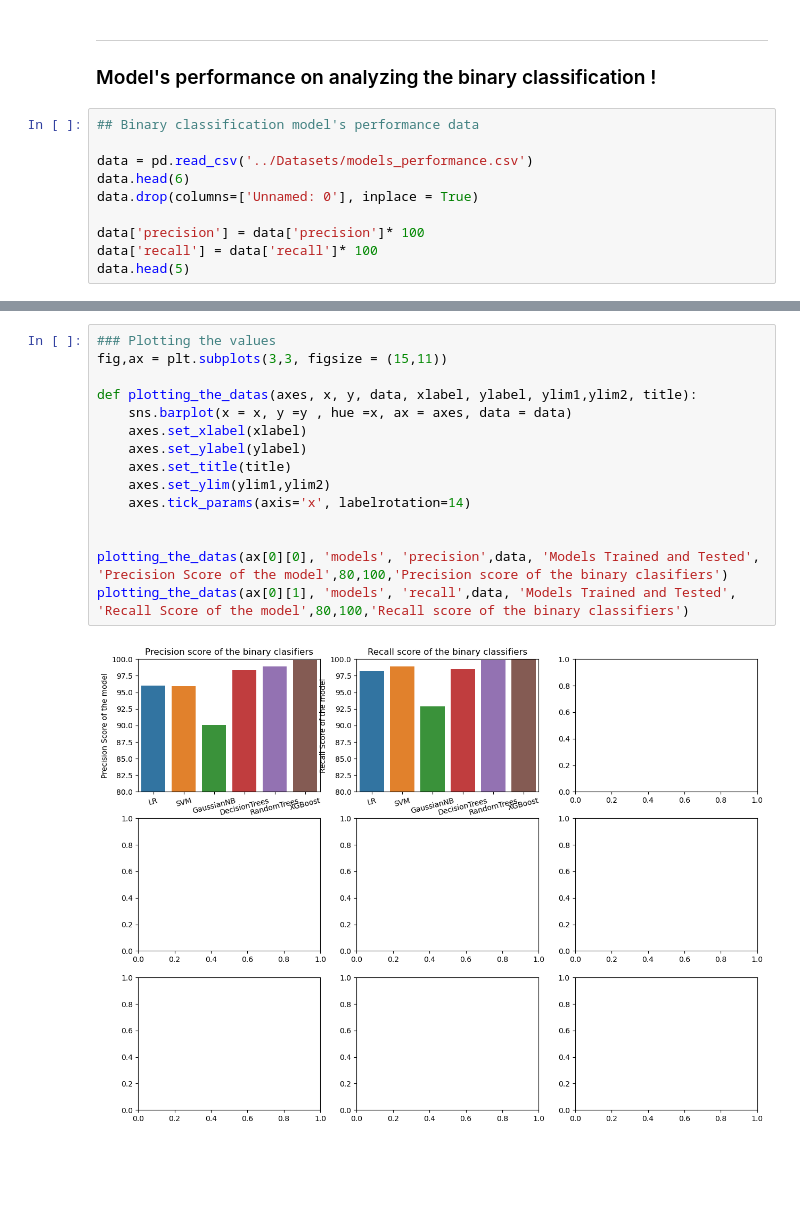
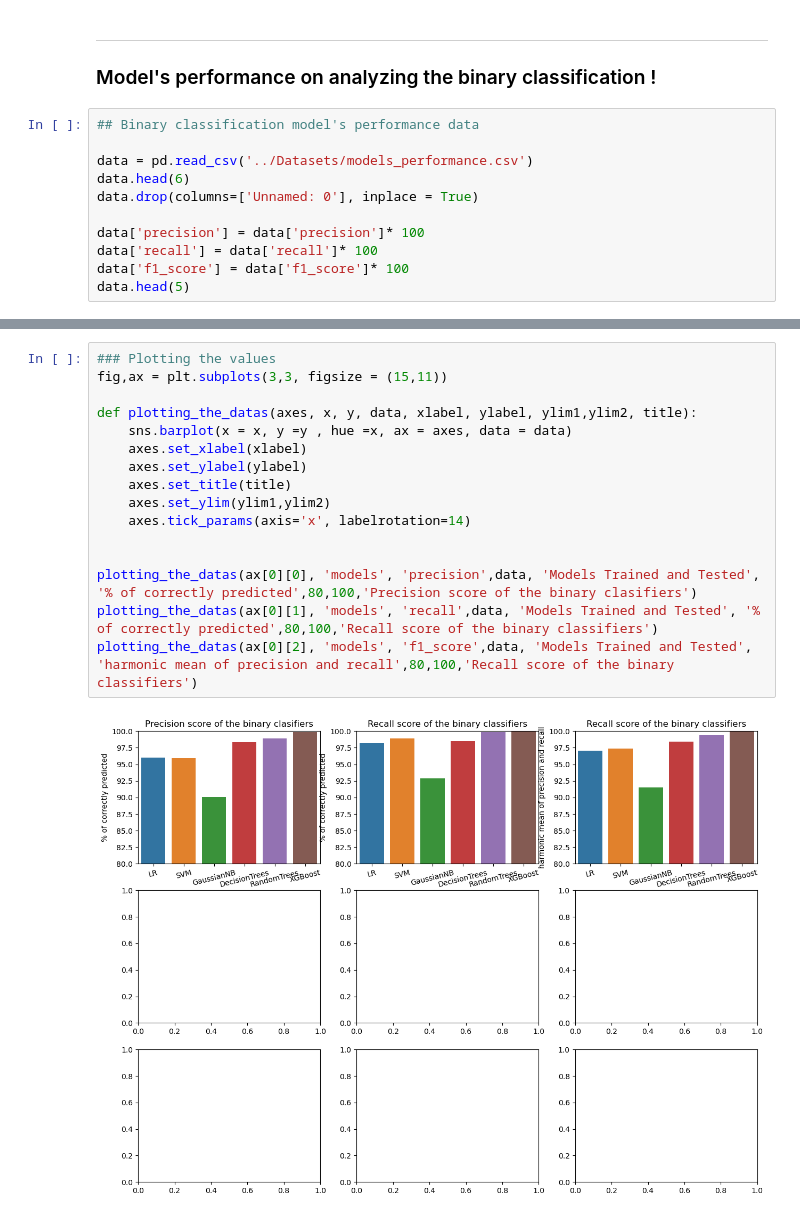
Before and after one commit to suzaladhikari/Network_Intrusion_Detector, a Jupyter notebook: Model's Performance /modelsperformance.ipynb, the cells around one changed output, grey strips where cells are left out. Saved outputs shown, nothing was run; the diff lists cells and outputs as text; blank space fills up the shorter version.

Commit message:
recall has been plotted

```diff
--- a/Model's Performance /modelsperformance.ipynb
+++ b/Model's Performance /modelsperformance.ipynb
@@ -109,6 +109,7 @@ data.drop(columns=['Unnamed: 0'], inplace = True)
 
 data['precision'] = data['precision']* 100
 data['recall'] = data['recall']* 100
+data['f1_score'] = data['f1_score']* 100
 data.head(5)
 # %% [output]
 |  | models | precision | recall | f1_score | false_alarm | missed_attack_rate | roc_score |
@@ -120,17 +121,18 @@ data.head(5)
 # %%
 ### Plotting the values
 fig,ax = plt.subplots(3,3, figsize = (15,11))
 
 def plotting_the_datas(axes, x, y, data, xlabel, ylabel, ylim1,ylim2, title):
     sns.barplot(x = x, y =y , hue =x, ax = axes, data = data)
     axes.set_xlabel(xlabel)
     axes.set_ylabel(ylabel)
     axes.set_title(title)
     axes.set_ylim(ylim1,ylim2)
     axes.tick_params(axis='x', labelrotation=14)
 
 
-plotting_the_datas(ax[0][0], 'models', 'precision',data, 'Models Trained and Tested', 'Precision Score of the model',80,100,'Precision score of the binary clasifiers')
-plotting_the_datas(ax[0][1], 'models', 'recall',data, 'Models Trained and Tested', 'Recall Score of the model',80,100,'Recall score of the binary classifiers')
+plotting_the_datas(ax[0][0], 'models', 'precision',data, 'Models Trained and Tested', '% of correctly predicted',80,100,'Precision score of the binary clasifiers')
+plotting_the_datas(ax[0][1], 'models', 'recall',data, 'Models Trained and Tested', '% of correctly predicted',80,100,'Recall score of the binary classifiers')
+plotting_the_datas(ax[0][2], 'models', 'f1_score',data, 'Models Trained and Tested', 'harmonic mean of precision and recall',80,100,'Recall score of the binary classifiers')
 # %% [output]
-[figure, old version]
+[figure, new version]
```
Also changed, not shown: parts of 1 cell of this notebook.
